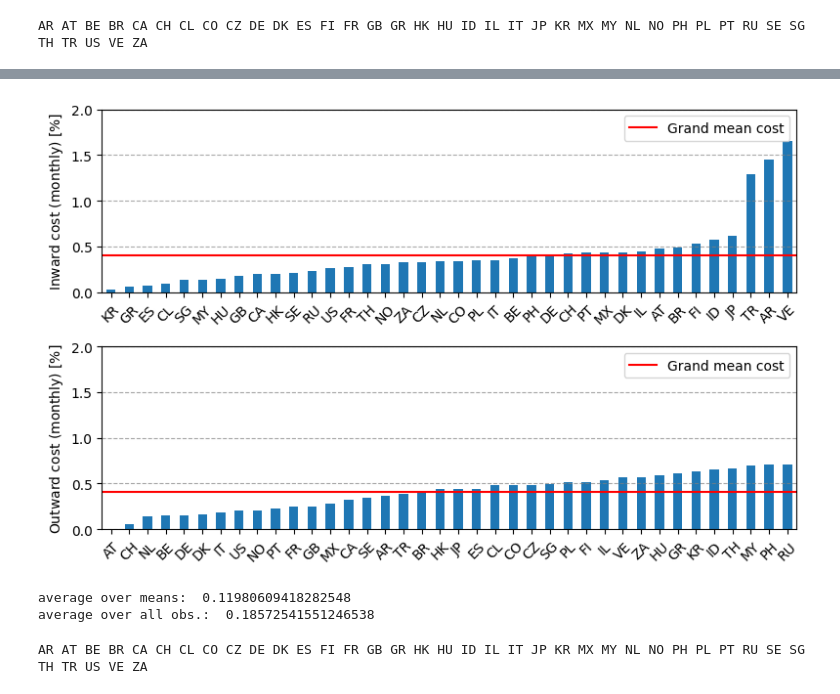
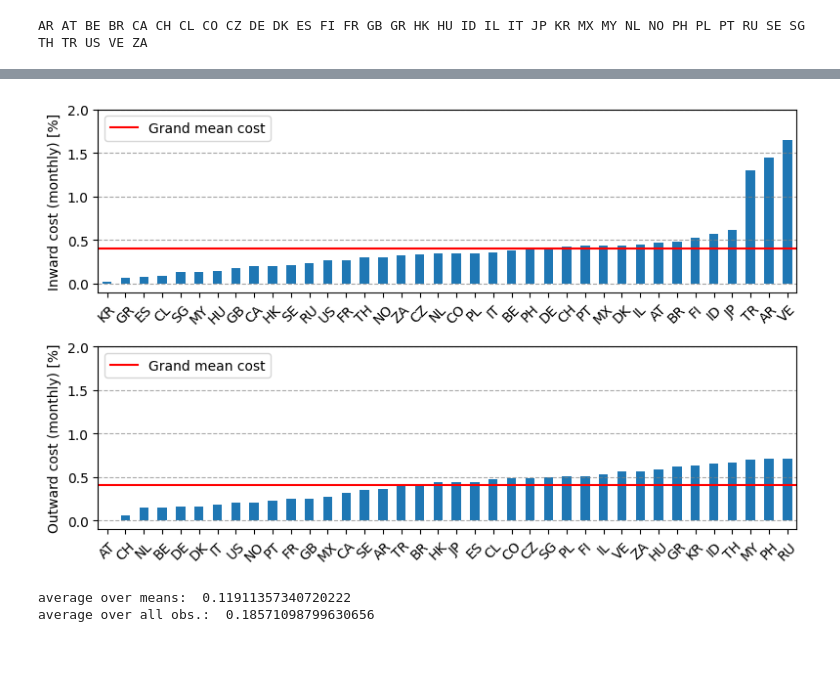
Before and after one commit to nilsvanrompaey/master-thesis-home-bias, a Jupyter notebook: src/figure3.ipynb, the cells around one changed output, grey strips where cells are left out. Cells and saved outputs as stored; diff of their text form; code cells hidden in the pictures; blank space fills up the shorter version.

```diff
--- a/src/figure3.ipynb
+++ b/src/figure3.ipynb
@@ -313,6 +311,3 @@ def interpolate_negatives(row):
     return row.interpolate(method='linear', limit_direction='both')
 # Apply row-wise
 fitted_returns = fitted_returns.apply(interpolate_negatives, axis=1)
-# print((fitted_returns < 0).sum(axis=1).T)
-temp = temp[["KR", "CL", "TH", "GR", "HU"]]
-temp
@@ -375,7 +352,7 @@ axs[0].grid(axis='y', linestyle='--', color='gray', alpha=0.7)
 axs[0].axhline(eta_f_mean.mean(), color="red")
 axs[0].axhline(3, color="green")
 axs[0].legend(labels=[r"Grand mean $\eta f$", r"$\eta f = 3$"], ncol=2)
-axs[0].set_ylabel(r"$\eta f$ $[\mathrm{-}]$")
+axs[0].set_ylabel(r"$\eta f$ [-]")
 axs[0].set_ylim([0,5])
 
 fitted_returns_mean = 100*fitted_returns.mean(axis=1).reindex(eta_f_mean.index)
@@ -386,7 +363,7 @@ for label in axs[1].get_xticklabels():
 axs[1].grid(axis='y', linestyle='--', color='gray', alpha=0.7)
 axs[1].axhline(fitted_returns_mean.mean(), color="red")
 axs[1].legend(labels=["Grand mean expected return"], ncol=2)
-axs[1].set_ylabel(r"Fitted return $[10^{-2}]$")
+axs[1].set_ylabel("Fitted return \n (monthly) [$10^{-2}$]")
 axs[1].set_ylim([0,4])
 
 cov_risks_mean = 100*cov_risks_diag.mean(axis=1).reindex(eta_f_mean.index)
@@ -397,10 +374,10 @@ for label in axs[2].get_xticklabels():
 axs[2].grid(axis='y', linestyle='--', color='gray', alpha=0.7)
 axs[2].axhline(cov_risks_mean.mean(), color="red")
 axs[2].legend(labels=["Grand mean covariance risk"], ncol=2)
-axs[2].set_ylabel(r"Covariance risk $[10^{-2}]$")
+axs[2].set_ylabel("Covariance risk \n (monthly) [$10^{-2}$]")
 axs[2].set_ylim([0,4])
 
 fig.tight_layout()
 fig.savefig(dir+"/eta_f.svg")
-fig.show()
+plt.show()
 # %% [output]
@@ -428,11 +385,14 @@ dtype: float64
 # %%
 # Fastest way
-costs_9 = pd.DataFrame(0.0, index=covs.index, columns=covs.columns)
+costs = pd.DataFrame(0.0, index=covs.index, columns=covs.columns)
+costs_old = pd.DataFrame(0.0, index=covs.index, columns=covs.columns)
+cost_diffs = pd.DataFrame(0.0, index=covs.index, columns=covs.columns)
 for country_i in major:
     for month in stds.columns:
-        costs_9[(month, country_i)] = fitted_returns[month] - eta_f.loc[country_i, month] * covs[month] @ weights[country_i]
+        costs[(month, country_i)] = fitted_returns[month] - eta_f.loc[country_i, month] * covs[month] @ weights[country_i]
+        costs_old[(month, country_i)] = fitted_returns[month] - 3.0 * covs[month] @ weights[country_i]
+        cost_diffs[(month, country_i)] = costs_old[(month, country_i)] - costs[(month, country_i)]
     print(country_i, end=" ")
-costs = costs_9
 print("\n")
 # %% [output]
 AR AT BE BR CA CH CL CO CZ DE DK ES FI FR GB GR HK HU ID IL IT JP KR MX MY NL NO PH PL PT RU SE SG TH TR US VE ZA
@@ -474,57 +480,37 @@ plt.show()
 # %%
-mean_inward_cost = costs_mean.mean(axis=1).sort_values() * 100
-mean_outward_cost = costs_mean.mean(axis=0).sort_values() * 100
+mean_inward_cost = mean_costs.mean(axis=1).sort_values()
+mean_outward_cost = mean_costs.mean(axis=0).sort_values()
 dir = os.path.abspath("../output/exp3/results/figures/")
 fig, axs = plt.subplots(2, 1, figsize=(8,5), gridspec_kw={'height_ratios': [1,1]})
 
 mean_inward_cost.plot(kind="bar", ax=axs[0])
 axs[0].tick_params(axis='x', labelrotation=45, labelsize=10)
 for label in axs[0].get_xticklabels():
     label.set_ha('center')
 axs[0].grid(axis='y', linestyle='--', color='gray', alpha=0.7)
 axs[0].axhline(mean_inward_cost.mean(), color="red")
-axs[0].legend(labels=["Grand mean cost"], ncol=2)
-axs[0].set_ylabel(r"Inward cost (monthly) $[\%]$")
-axs[0].set_ylim([0,2])
+axs[0].legend(labels=["Grand mean cost"], loc=2)
+axs[0].set_ylabel("Inward cost (monthly) [%]")
+axs[0].set_ylim([-0.1,2])
 
 mean_outward_cost.plot(kind="bar", ax=axs[1])
 axs[1].tick_params(axis='x', labelrotation=45, labelsize=10)
 for label in axs[1].get_xticklabels():
     label.set_ha('center')
 axs[1].grid(axis='y', linestyle='--', color='gray', alpha=0.7)
 axs[1].axhline(mean_outward_cost.mean(), color="red")
-axs[1].legend(labels=["Grand mean cost"], ncol=2)
-axs[1].set_ylabel(r"Outward cost (monthly) $[\%]$")
-axs[1].set_ylim([0,2])
+axs[1].legend(labels=["Grand mean cost"], loc=2)
+axs[1].set_ylabel("Outward cost (monthly) [%]")
+axs[1].set_ylim([-0.1,2])
 
 fig.tight_layout()
-fig.savefig(dir+"/costs_mean.svg")
-fig.show()
+fig.savefig(dir+"/mean_costs.svg")
+plt.show()
 # %% [output]
-[figure, old version]
+[figure, new version]
 # %%
-print("average over means: ", (costs_mean<0).sum().sum()/38**2)
+print("average over means: ", (mean_costs<0).sum().sum()/38**2)
 print("average over all obs.: ", (costs_9<0).sum().sum()/38**2/48)
 # %% [output]
-average over means:  0.11980609418282548
-average over all obs.:  0.18572541551246538
+average over means:  0.11911357340720222
+average over all obs.:  0.18571098799630656
-# %%
-cost_gap = pd.DataFrame(0.0, index=costs.index, columns=costs.columns)
-for country_i in major:
-    for country_j in major:
-        if country_j <= country_i:
-            continue
-        for month in stds.columns:
-            weights_i = weights[country_i]
-            weights_j = weights[country_j]
-            cov_i = covs[month].loc[country_i]
-            cov_j = covs[month].loc[country_j]
-            eta_f_i = eta_f.loc[country_i, month]
-            eta_f_j = eta_f.loc[country_j, month]
-            weights_diff = (3*(weights_i-weights_j) - (eta_f_i*weights_i - eta_f_j*weights_j))
-            cost_gap.loc[country_i, (month, country_j)] =  cov_i @ weights_diff
-            cost_gap.loc[country_j, (month, country_i)] =  cov_j @ -weights_diff
-    print(country_i, end=" ")
-print("\n")
-# %% [output]
-AR AT BE BR CA CH CL CO CZ DE DK ES FI FR GB GR HK HU ID IL IT JP KR MX MY NL NO PH PL PT RU SE SG TH TR US VE ZA
```
Also changed, not shown: parts of 16 cells of this notebook, 6 other files.
